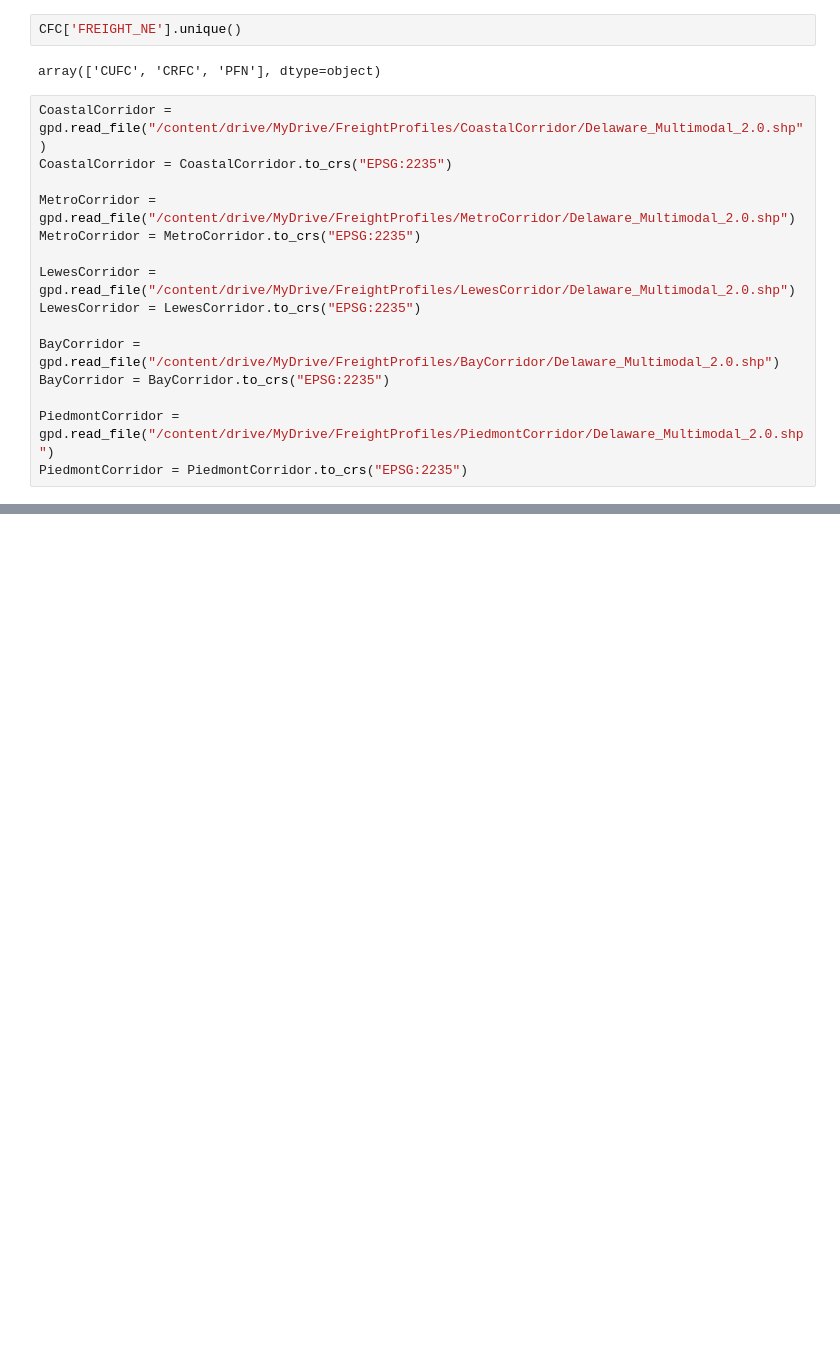
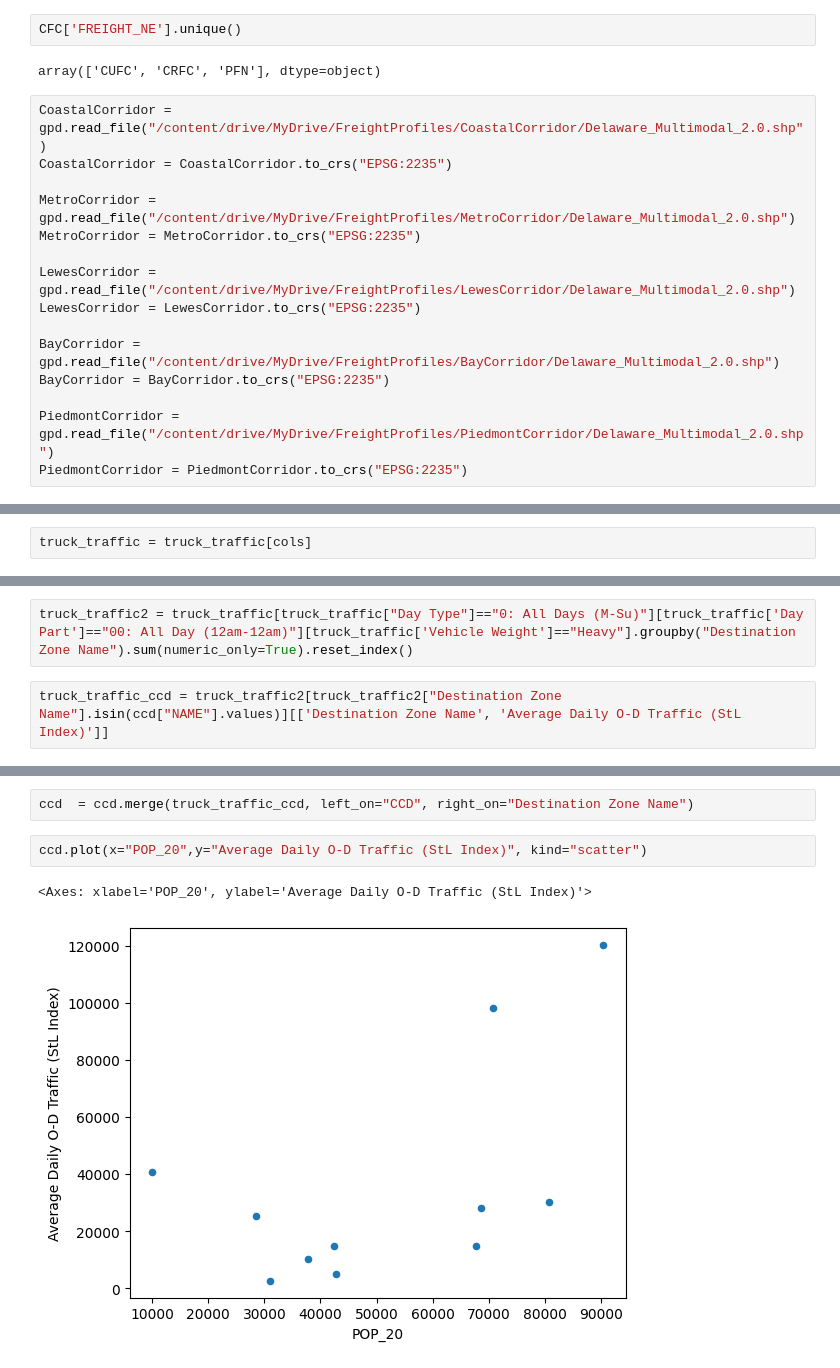
Before and after one commit to ReidelVichot/DEFreightProfiles, a Jupyter notebook: Truck_Volume_prediction.ipynb, the cells around one changed output, grey strips where cells are left out. Cells and saved outputs as stored; diff of their text form; blank space fills up the shorter version.

```diff
--- a/Truck_Volume_prediction.ipynb
+++ b/Truck_Volume_prediction.ipynb
@@ -434 +77,3 @@ len(rail["OWNER"].unique())
+# %%
+truck_traffic = truck_traffic[cols]
 # %%
@@ -437,0 +89,4 @@ ccd[ccd["NAME"]==CCD].area.values[0]
+# %%
+truck_traffic2 = truck_traffic[truck_traffic["Day Type"]=="0: All Days (M-Su)"][truck_traffic['Day Part']=="00: All Day (12am-12am)"][truck_traffic['Vehicle Weight']=="Heavy"].groupby("Destination Zone Name").sum(numeric_only=True).reset_index()
+# %%
+truck_traffic_ccd = truck_traffic2[truck_traffic2["Destination Zone Name"].isin(ccd["NAME"].values)][['Destination Zone Name', 'Average Daily O-D Traffic (StL Index)']]
@@ -437,0 +108,7 @@ ccd[ccd["NAME"]==CCD].area.values[0]
+# %%
+ccd  = ccd.merge(truck_traffic_ccd, left_on="CCD", right_on="Destination Zone Name")
+# %%
+ccd.plot(x="POP_20",y="Average Daily O-D Traffic (StL Index)", kind="scatter")
+# %% [output]
+<Axes: xlabel='POP_20', ylabel='Average Daily O-D Traffic (StL Index)'>
+[figure, added]
```
Also changed, not shown: parts of 35 cells of this notebook.
